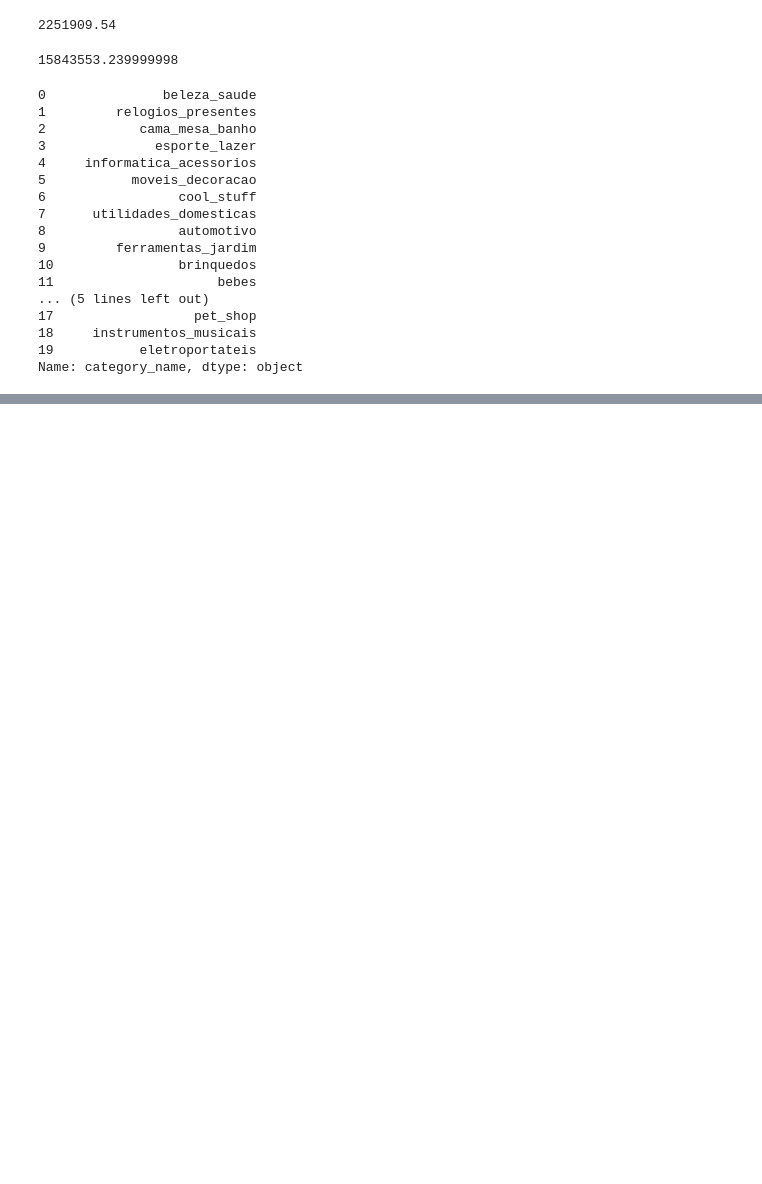
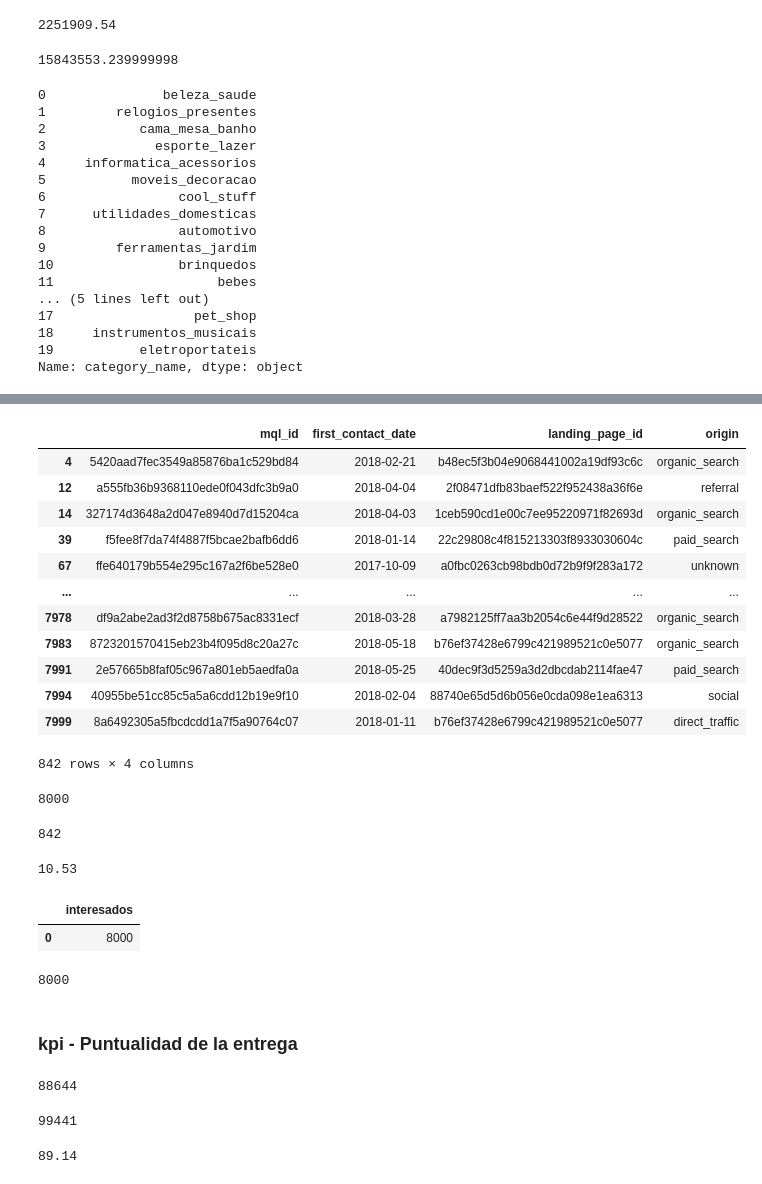
Before and after one commit to agusdm97/PF-DTS05-E-COMMERCE-OLIST, a Jupyter notebook: dashboard/prueba_conexion.ipynb, the cells around one changed output, grey strips where cells are left out. Cells and saved outputs as stored; diff of their text form; code cells hidden in the pictures; blank space fills up the shorter version.

```diff
--- a/dashboard/prueba_conexion.ipynb
+++ b/dashboard/prueba_conexion.ipynb
@@ -136,0 +253,5 @@ kpi_variacionVentas
+# %%
+df_marketing = pd.read_csv("D:\PF-DTS05-E-COMMERCE-OLIST\data_warehouse\datasets\olist_marketing_qualified_leads_dataset.csv")
+df_close_deals = pd.read_csv("D:\PF-DTS05-E-COMMERCE-OLIST\data_warehouse\datasets\olist_closed_deals_dataset.csv")
+# %%
+df_close_deals['won_date'] = pd.to_datetime(df_close_deals['won_date'])
@@ -136,0 +262,73 @@ kpi_variacionVentas
+# %%
+closed = df_close_deals["mql_id"]
+# %%
+df_marketing[df_marketing['mql_id'].isin(closed)]
+# %% [output]
+|  | mql_id | first_contact_date | landing_page_id | origin |
+| 4 | 5420aad7fec3549a85876ba1c529bd84 | 2018-02-21 | b48ec5f3b04e9068441002a19df93c6c | organic_search |
+| 12 | a555fb36b9368110ede0f043dfc3b9a0 | 2018-04-04 | 2f08471dfb83baef522f952438a36f6e | referral |
+| 14 | 327174d3648a2d047e8940d7d15204ca | 2018-04-03 | 1ceb590cd1e00c7ee95220971f82693d | organic_search |
+| 39 | f5fee8f7da74f4887f5bcae2bafb6dd6 | 2018-01-14 | 22c29808c4f815213303f8933030604c | paid_search |
+| 67 | ffe640179b554e295c167a2f6be528e0 | 2017-10-09 | a0fbc0263cb98bdb0d72b9f9f283a172 | unknown |
+| ... | ... | ... | ... | ... |
+| 7978 | df9a2abe2ad3f2d8758b675ac8331ecf | 2018-03-28 | a7982125ff7aa3b2054c6e44f9d28522 | organic_search |
+| 7983 | 8723201570415eb23b4f095d8c20a27c | 2018-05-18 | b76ef37428e6799c421989521c0e5077 | organic_search |
+| 7991 | 2e57665b8faf05c967a801eb5aedfa0a | 2018-05-25 | 40dec9f3d5259a3d2dbcdab2114fae47 | paid_search |
+| 7994 | 40955be51cc85c5a5a6cdd12b19e9f10 | 2018-02-04 | 88740e65d5d6b056e0cda098e1ea6313 | social |
+| 7999 | 8a6492305a5fbcdcdd1a7f5a90764c07 | 2018-01-11 | b76ef37428e6799c421989521c0e5077 | direct_traffic |
+842 rows × 4 columns
+# %%
+N_interesados = df_marketing.shape[0]
+N_interesados
+# %% [output]
+8000
+# %%
+N_convertidos = closed.shape[0]
+N_convertidos
+# %% [output]
+842
+# %%
+TC = round((N_convertidos/N_interesados) * 100,2)
+TC
+# %% [output]
+10.53
+# %%
+vendedores_interesados = pd.read_sql("""
+select count(id) interesados
+from marketing_qualified_leads
+;""", con=engine)
+vendedores_interesados
+# %% [output]
+|  | interesados |
+| 0 | 8000 |
+# %%
+Vi = vendedores_interesados['interesados'][0]
+Vi
+# %% [output]
+8000
+# %% [markdown]
+### kpi - Puntualidad de la entrega
+# %%
+entregas_puntuales = pd.read_sql("""
+    select *
+    from orders
+    where estimated_delivery_date > delivered_customer_date
+    having status = 'delivered';
+    """, con=engine)
+Ep = entregas_puntuales.shape[0]
+Ep
+# %% [output]
+88644
+# %%
+total_entregas = pd.read_sql("""
+    select * from orders;
+    """, con=engine)
+Te = total_entregas.shape[0]
+Te
+# %% [output]
+99441
+# %%
+Pe = round((Ep/Te)*100, 2)
+Pe
+# %% [output]
+89.14
```
Also changed, not shown: parts of 26 cells of this notebook, 4 other files.
